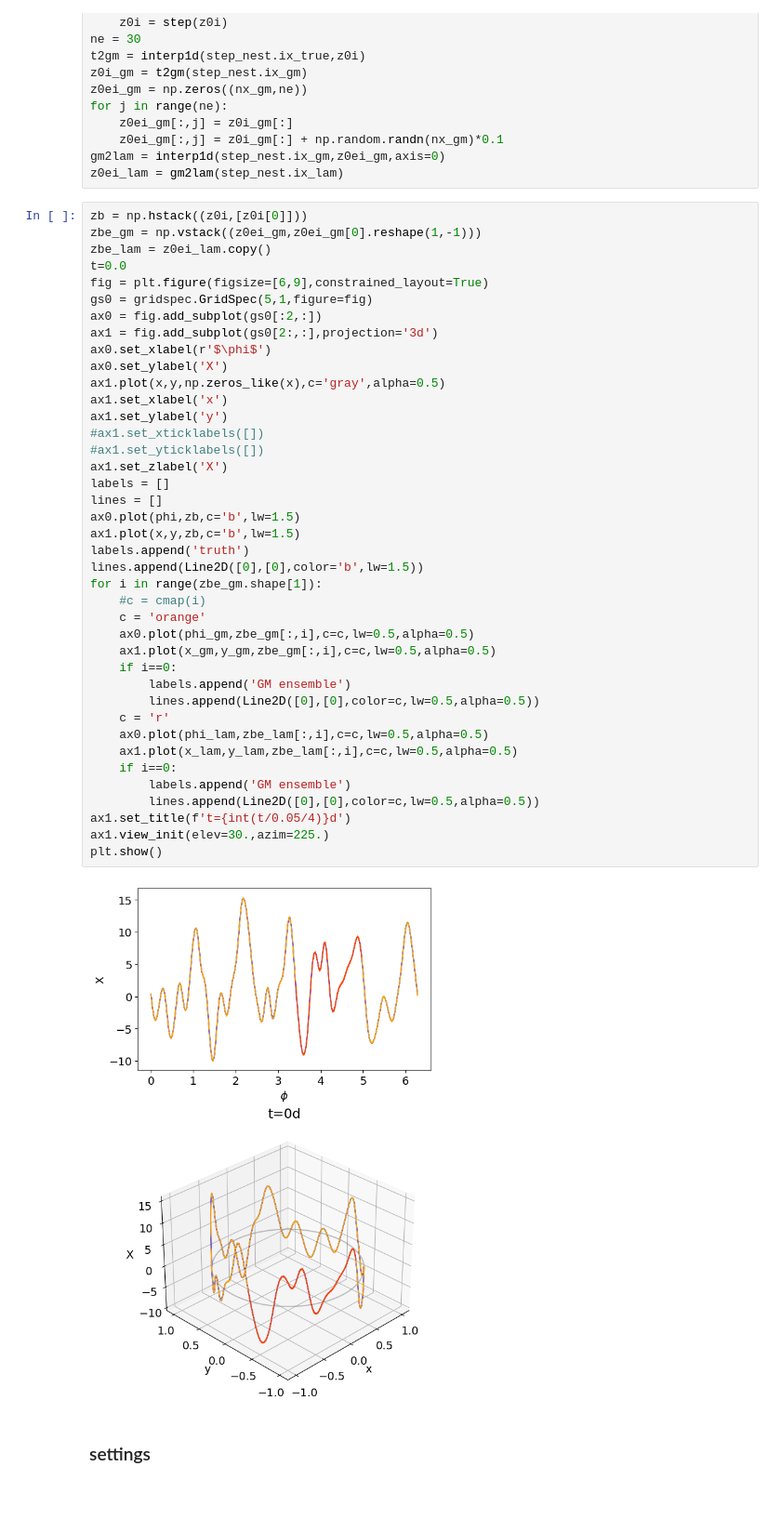
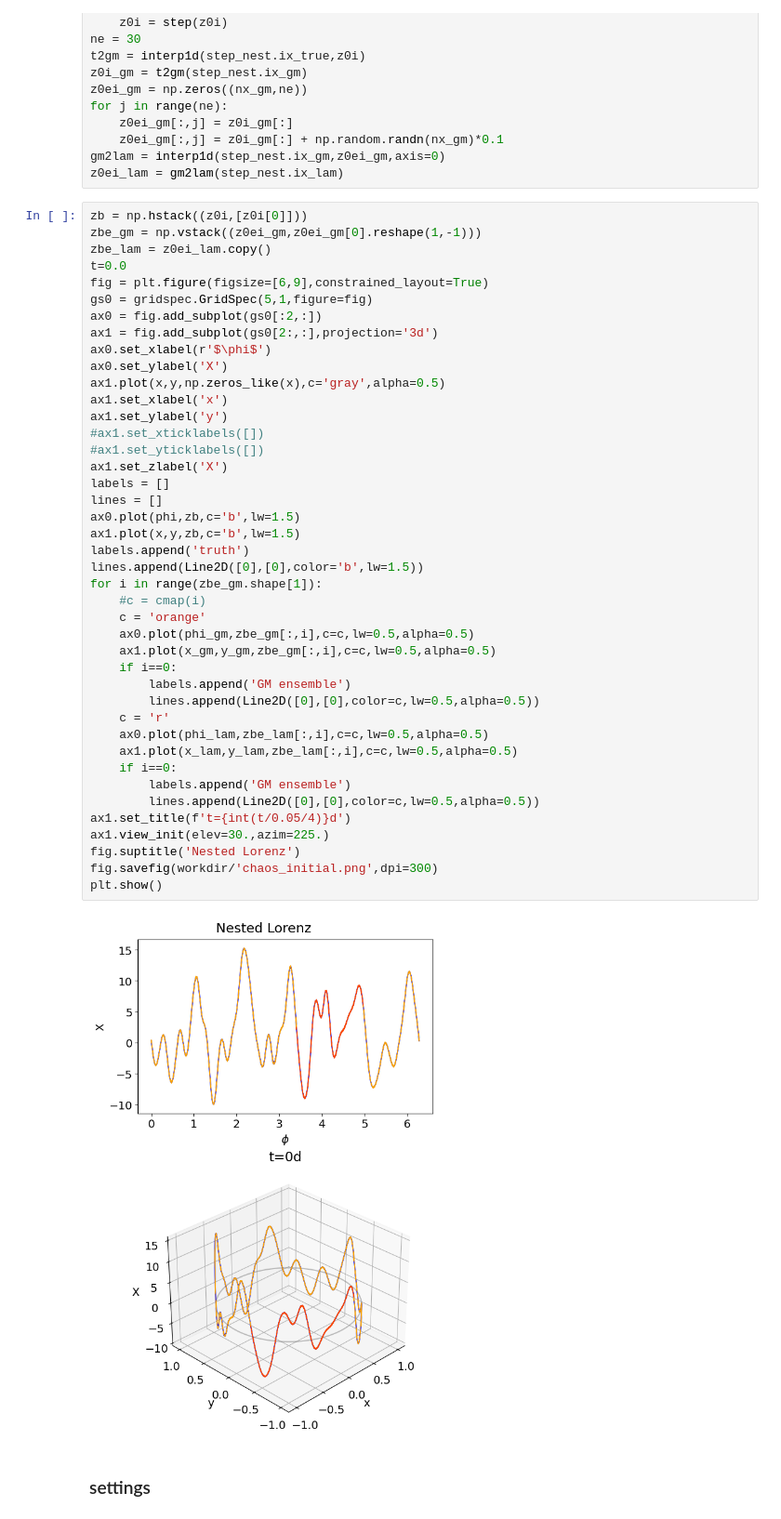
Before and after one commit to s-nakashita/pydpac, a Jupyter notebook: chaos_nest_demo.ipynb, the cells around one changed output. Shown at 93% size. Drawn from its saved outputs; the diff is of its cells as text.

```diff
--- a/chaos_nest_demo.ipynb
+++ b/chaos_nest_demo.ipynb
@@ -127,34 +128,36 @@ ax0.set_ylabel('X')
 ax1.plot(x,y,np.zeros_like(x),c='gray',alpha=0.5)
 ax1.set_xlabel('x')
 ax1.set_ylabel('y')
 #ax1.set_xticklabels([])
 #ax1.set_yticklabels([])
 ax1.set_zlabel('X')
 labels = []
 lines = []
 ax0.plot(phi,zb,c='b',lw=1.5)
 ax1.plot(x,y,zb,c='b',lw=1.5)
 labels.append('truth')
 lines.append(Line2D([0],[0],color='b',lw=1.5))
 for i in range(zbe_gm.shape[1]):
     #c = cmap(i)
     c = 'orange'
     ax0.plot(phi_gm,zbe_gm[:,i],c=c,lw=0.5,alpha=0.5)
     ax1.plot(x_gm,y_gm,zbe_gm[:,i],c=c,lw=0.5,alpha=0.5)
     if i==0:
         labels.append('GM ensemble')
         lines.append(Line2D([0],[0],color=c,lw=0.5,alpha=0.5))
     c = 'r'
     ax0.plot(phi_lam,zbe_lam[:,i],c=c,lw=0.5,alpha=0.5)
     ax1.plot(x_lam,y_lam,zbe_lam[:,i],c=c,lw=0.5,alpha=0.5)
     if i==0:
         labels.append('GM ensemble')
         lines.append(Line2D([0],[0],color=c,lw=0.5,alpha=0.5))
 ax1.set_title(f't={int(t/0.05/4)}d')
 ax1.view_init(elev=30.,azim=225.)
+fig.suptitle('Nested Lorenz')
+fig.savefig(workdir/'chaos_initial.png',dpi=300)
 plt.show()
 # %% [output]
-[figure, old version]
+[figure, new version]
 # %% [markdown]
 ### settings
 # %%
```
Also changed, not shown: parts of 10 cells of this notebook.
